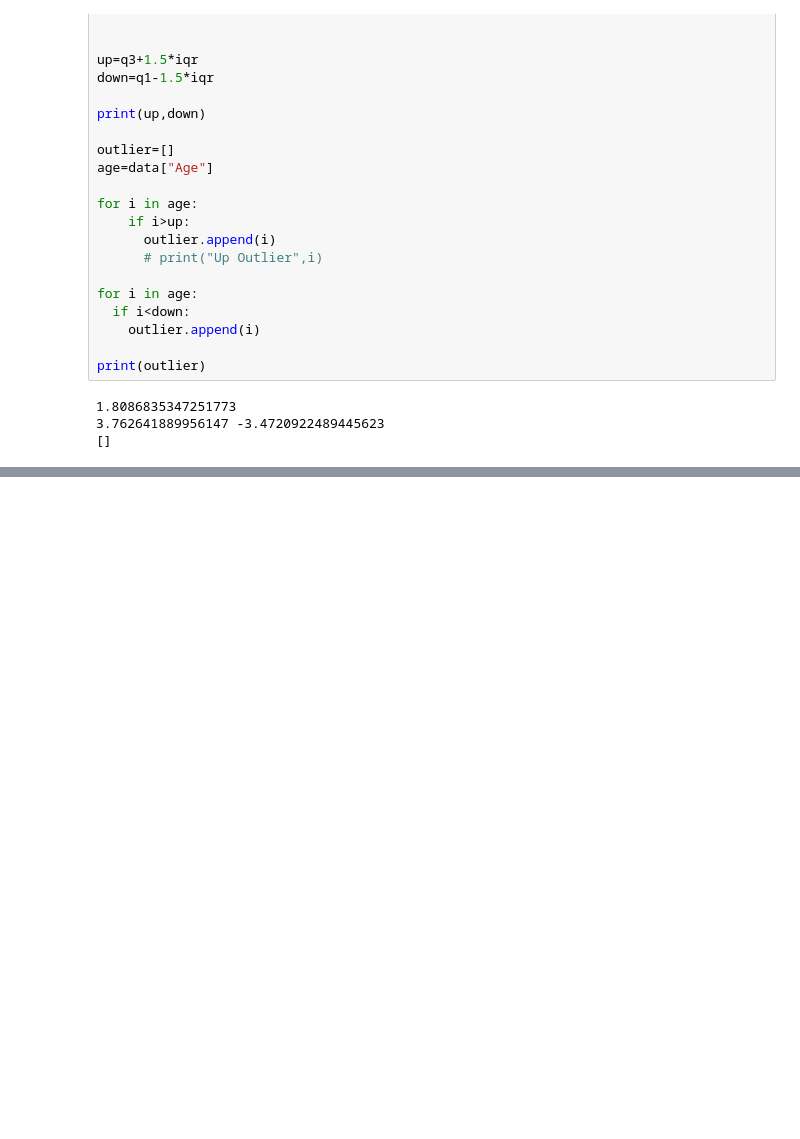
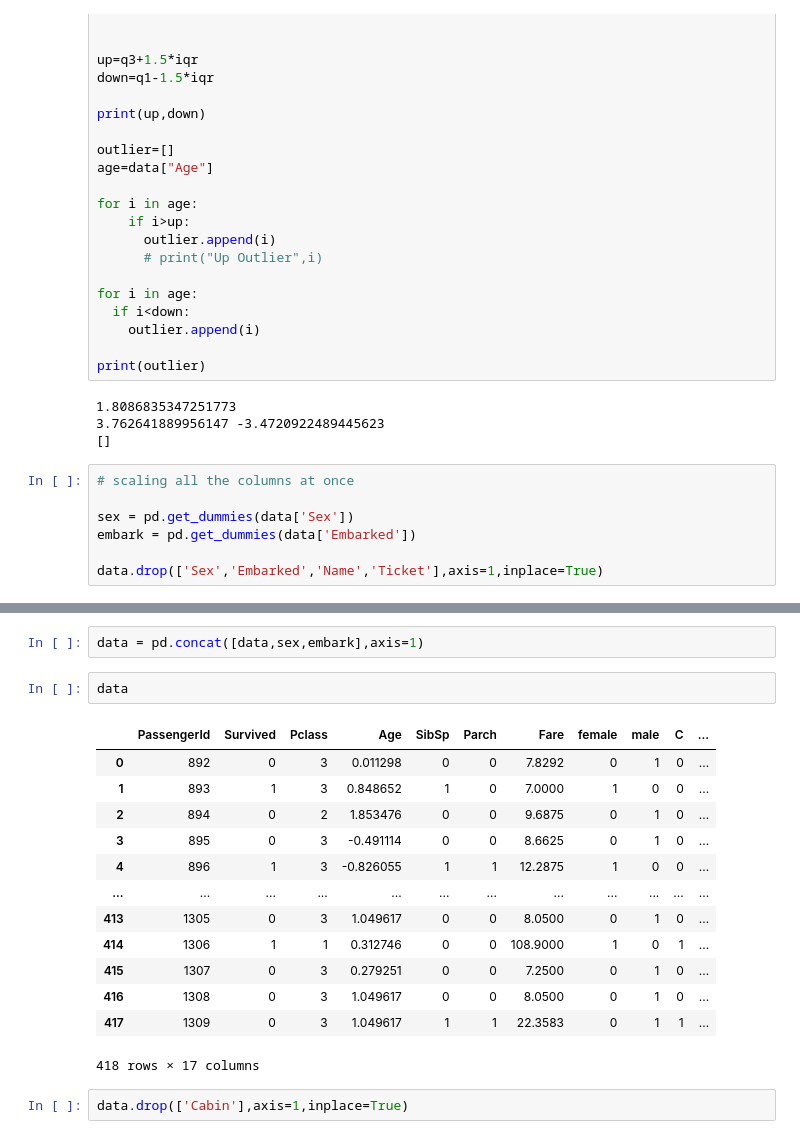
Before and after one commit to GantaVenkataKousik/FML, a Jupyter notebook: M11_Data_processing.ipynb, the cells around one changed output, grey strips where cells are left out. Saved outputs shown, nothing was run; the diff lists cells and outputs as text; blank space fills up the shorter version.

```diff
--- a/M11_Data_processing.ipynb
+++ b/M11_Data_processing.ipynb
@@ -156,3 +153,10 @@ print(outlier)
 1.8086835347251773
 3.762641889956147 -3.4720922489445623
 []
+# %%
+# scaling all the columns at once
+
+sex = pd.get_dummies(data['Sex'])
+embark = pd.get_dummies(data['Embarked'])
+
+data.drop(['Sex','Embarked','Name','Ticket'],axis=1,inplace=True)
@@ -158,0 +183,20 @@ print(outlier)
+# %%
+data = pd.concat([data,sex,embark],axis=1)
+# %%
+data
+# %% [output]
+|  | PassengerId | Survived | Pclass | Age | SibSp | Parch | Fare | female | male | C | ... |
+| 0 | 892 | 0 | 3 | 0.011298 | 0 | 0 | 7.8292 | 0 | 1 | 0 | ... |
+| 1 | 893 | 1 | 3 | 0.848652 | 1 | 0 | 7.0000 | 1 | 0 | 0 | ... |
+| 2 | 894 | 0 | 2 | 1.853476 | 0 | 0 | 9.6875 | 0 | 1 | 0 | ... |
+| 3 | 895 | 0 | 3 | -0.491114 | 0 | 0 | 8.6625 | 0 | 1 | 0 | ... |
+| 4 | 896 | 1 | 3 | -0.826055 | 1 | 1 | 12.2875 | 1 | 0 | 0 | ... |
+| ... | ... | ... | ... | ... | ... | ... | ... | ... | ... | ... | ... |
+| 413 | 1305 | 0 | 3 | 1.049617 | 0 | 0 | 8.0500 | 0 | 1 | 0 | ... |
+| 414 | 1306 | 1 | 1 | 0.312746 | 0 | 0 | 108.9000 | 1 | 0 | 1 | ... |
+| 415 | 1307 | 0 | 3 | 0.279251 | 0 | 0 | 7.2500 | 0 | 1 | 0 | ... |
+| 416 | 1308 | 0 | 3 | 1.049617 | 0 | 0 | 8.0500 | 0 | 1 | 0 | ... |
+| 417 | 1309 | 0 | 3 | 1.049617 | 1 | 1 | 22.3583 | 0 | 1 | 1 | ... |
+418 rows × 17 columns
+# %%
+data.drop(['Cabin'],axis=1,inplace=True)
```
Also changed, not shown: parts of 4 cells of this notebook.
